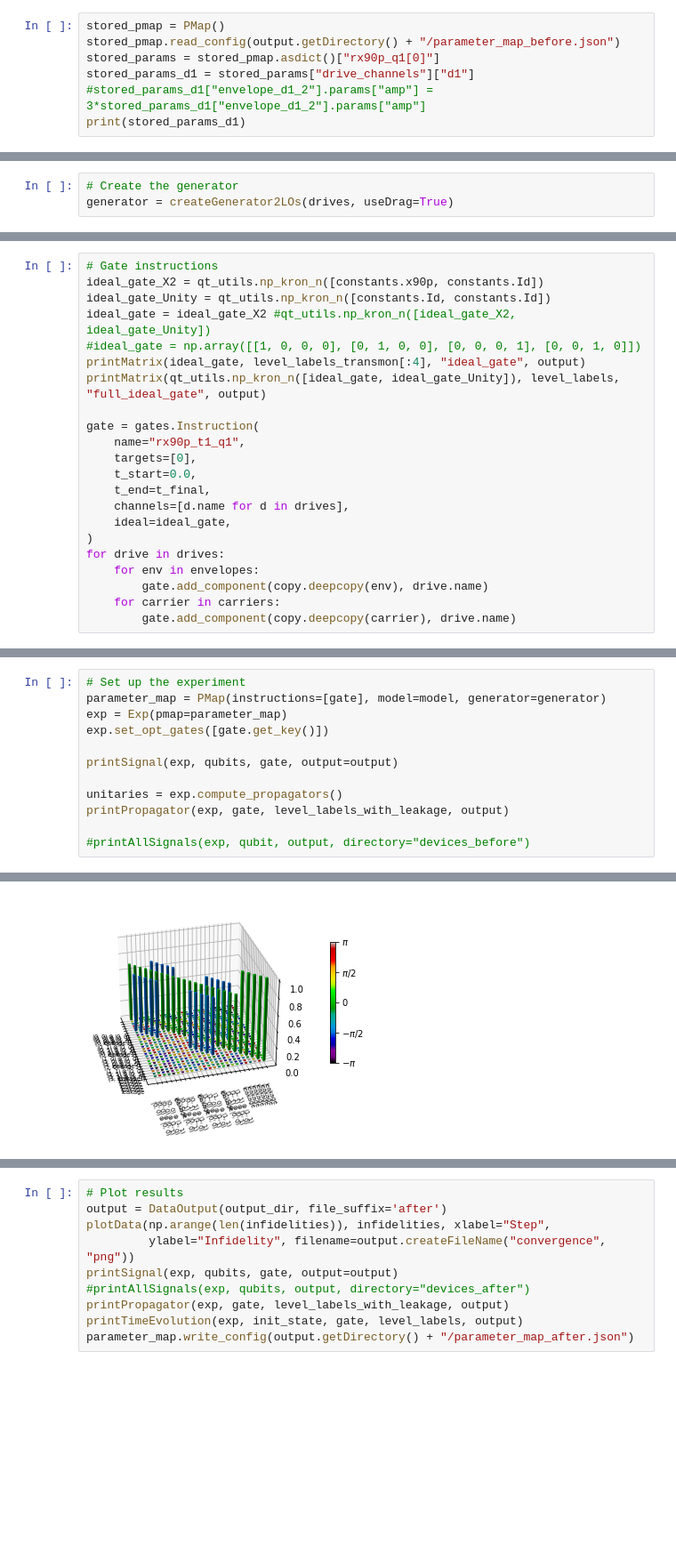
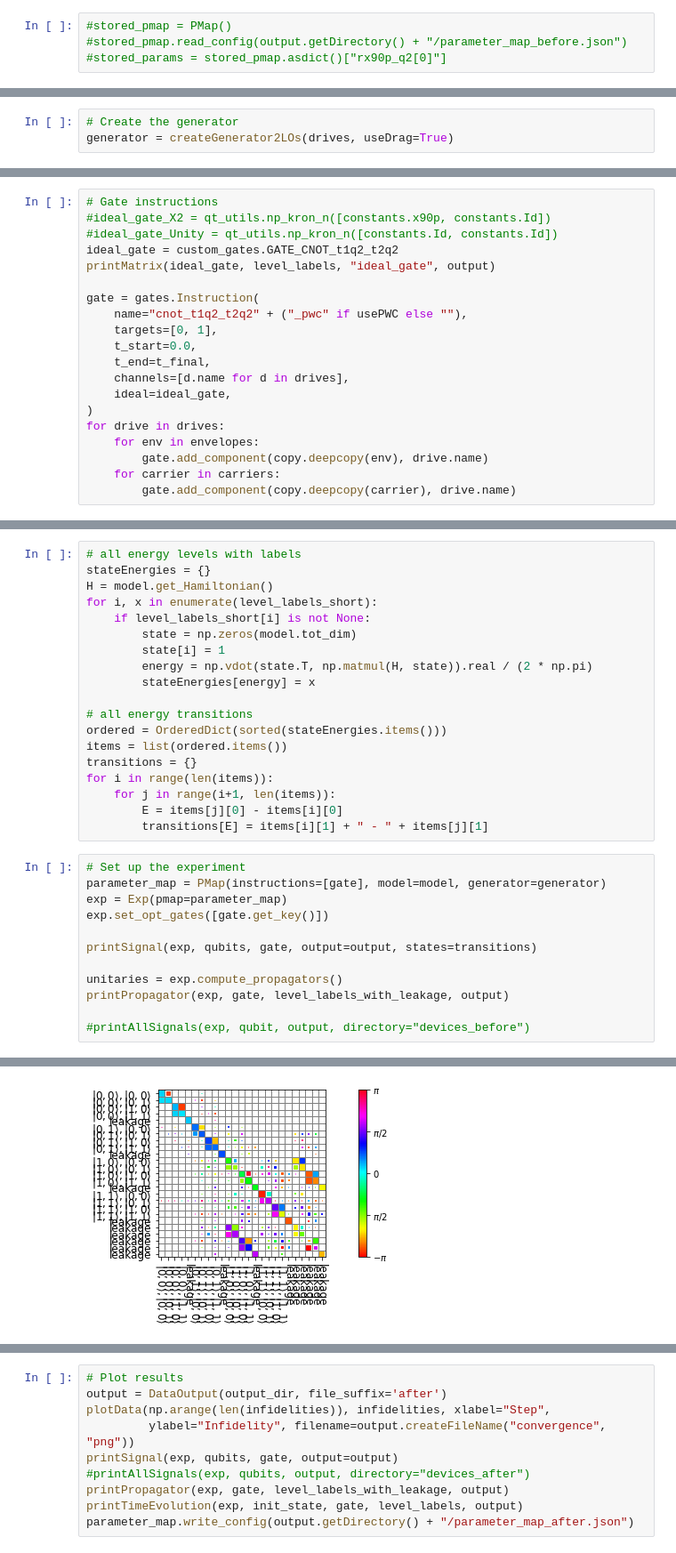
Before and after one commit to alex-simm/c3, a Jupyter notebook: two_transmons_4LOs.ipynb, the cells around one changed output, grey strips where cells are left out. Shown: that part at 89% size. Cells and saved outputs as stored; diff of their text form; blank space fills up the shorter version.

```diff
--- a/two_transmons_4LOs.ipynb
+++ b/two_transmons_4LOs.ipynb
@@ -207,9 +208,6 @@ Qubit 1:
 [0.000e+00 4.500e+09 8.750e+09 1.275e+10 1.650e+10]
 [4.50e+09 4.25e+09 4.00e+09 3.75e+09]
 # %%
-stored_pmap = PMap()
-stored_pmap.read_config(output.getDirectory() + "/parameter_map_before.json")
-stored_params = stored_pmap.asdict()["rx90p_q1[0]"]
-stored_params_d1 = stored_params["drive_channels"]["d1"]
-#stored_params_d1["envelope_d1_2"].params["amp"] = 3*stored_params_d1["envelope_d1_2"].params["amp"]
-print(stored_params_d1)
+#stored_pmap = PMap()
+#stored_pmap.read_config(output.getDirectory() + "/parameter_map_before.json")
+#stored_params = stored_pmap.asdict()["rx90p_q2[0]"]
@@ -303,15 +335,13 @@ print(envelopesForDrive["d1"])
 # %%
 # Gate instructions
-ideal_gate_X2 = qt_utils.np_kron_n([constants.x90p, constants.Id])
-ideal_gate_Unity = qt_utils.np_kron_n([constants.Id, constants.Id])
-ideal_gate = ideal_gate_X2 #qt_utils.np_kron_n([ideal_gate_X2, ideal_gate_Unity])
-#ideal_gate = np.array([[1, 0, 0, 0], [0, 1, 0, 0], [0, 0, 0, 1], [0, 0, 1, 0]])
-printMatrix(ideal_gate, level_labels_transmon[:4], "ideal_gate", output)
-printMatrix(qt_utils.np_kron_n([ideal_gate, ideal_gate_Unity]), level_labels, "full_ideal_gate", output)
+#ideal_gate_X2 = qt_utils.np_kron_n([constants.x90p, constants.Id])
+#ideal_gate_Unity = qt_utils.np_kron_n([constants.Id, constants.Id])
+ideal_gate = custom_gates.GATE_CNOT_t1q2_t2q2
+printMatrix(ideal_gate, level_labels, "ideal_gate", output)
 
 gate = gates.Instruction(
-    name="rx90p_t1_q1",
-    targets=[0],
+    name="cnot_t1q2_t2q2" + ("_pwc" if usePWC else ""),
+    targets=[0, 1],
     t_start=0.0,
     t_end=t_final,
     channels=[d.name for d in drives],
@@ -332,10 +357,29 @@ for drive in drives:
+# %%
+# all energy levels with labels
+stateEnergies = {}
+H = model.get_Hamiltonian()
+for i, x in enumerate(level_labels_short):
+    if level_labels_short[i] is not None:
+        state = np.zeros(model.tot_dim)
+        state[i] = 1
+        energy = np.vdot(state.T, np.matmul(H, state)).real / (2 * np.pi)
+        stateEnergies[energy] = x
+
+# all energy transitions
+ordered = OrderedDict(sorted(stateEnergies.items()))
+items = list(ordered.items())
+transitions = {}
+for i in range(len(items)):
+    for j in range(i+1, len(items)):
+        E = items[j][0] - items[i][0]
+        transitions[E] = items[i][1] + " - " + items[j][1]
 # %%
 # Set up the experiment
 parameter_map = PMap(instructions=[gate], model=model, generator=generator)
 exp = Exp(pmap=parameter_map)
 exp.set_opt_gates([gate.get_key()])
 
-printSignal(exp, qubits, gate, output=output)
+printSignal(exp, qubits, gate, output=output, states=transitions)
 
 unitaries = exp.compute_propagators()
 printPropagator(exp, gate, level_labels_with_leakage, output)
@@ -353 +400 @@ peaks:  [9.75121890e+08 1.12514064e+09 2.92536567e+09 3.05038130e+09]
-[figure, old version]
+[figure, new version]
```
Also changed, not shown: parts of 15 cells of this notebook, 2 other files.
